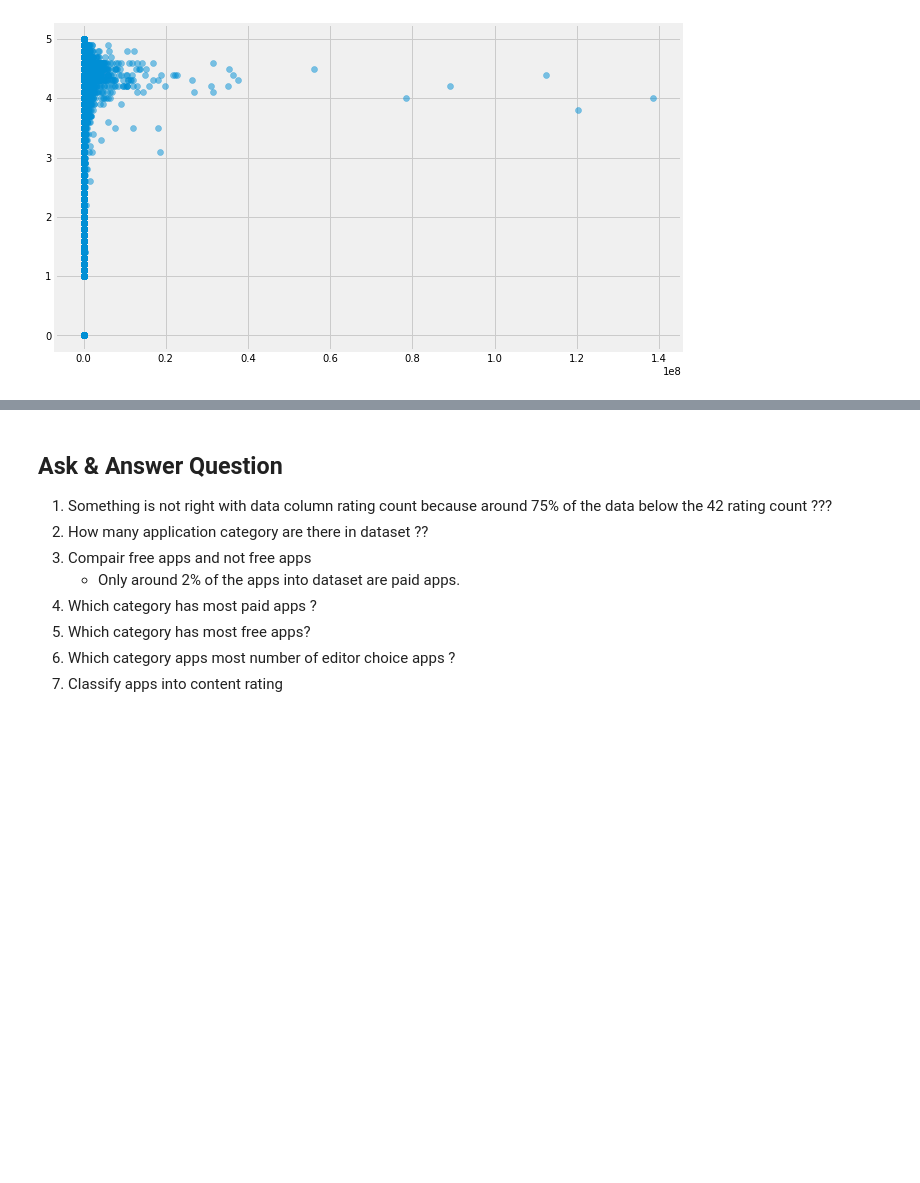
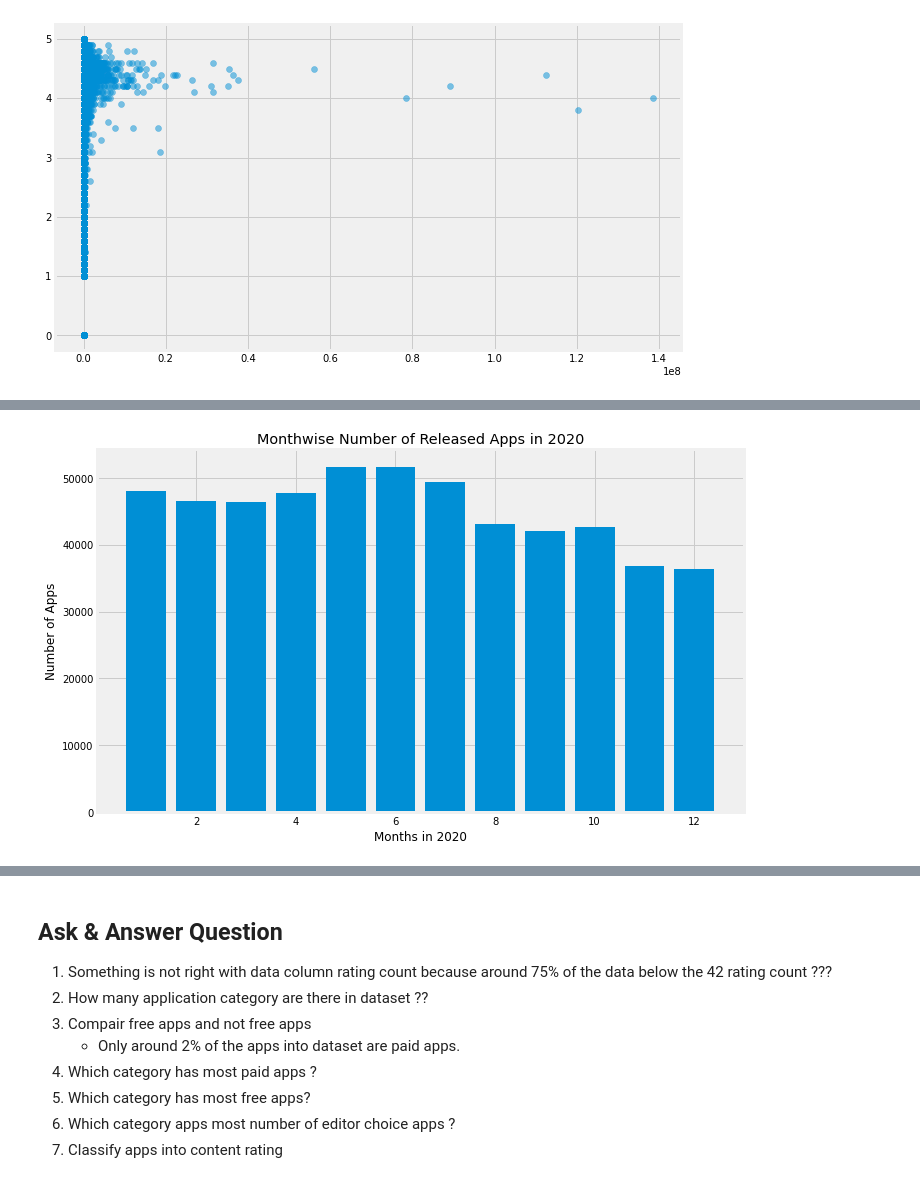
Before and after one commit to pttrupt/EDA-on-Google-play-store-apps-, a Jupyter notebook: EDA_on_applications.ipynb, the cells around one changed output, grey strips where cells are left out. Cells and saved outputs as stored; diff of their text form; code cells hidden in the pictures; blank space fills up the shorter version.

```diff
--- a/EDA_on_applications.ipynb
+++ b/EDA_on_applications.ipynb
@@ -481,0 +537,12 @@ y_labels = [1, 10, 50, 100, 200, 500, 1000, 5000, 10000, 50000, 100000]
+# %%
+plt.figure(figsize=(10,6))
+# width = 0.25
+plt.bar(month_released.index, month_released, Label="Released Apps")
+# plt.bar(yearly_updates.index + width, yearly_updates, width= 0.5,  Label="Last Updated Apps")
+plt.title("Monthwise Number of Released Apps in 2020")
+plt.xlabel("Months in 2020")
+plt.ylabel("Number of Apps")
+plt.tight_layout()
+plt.show()
+# %% [output]
+[figure, added]
```
Also changed, not shown: parts of 20 cells of this notebook.
